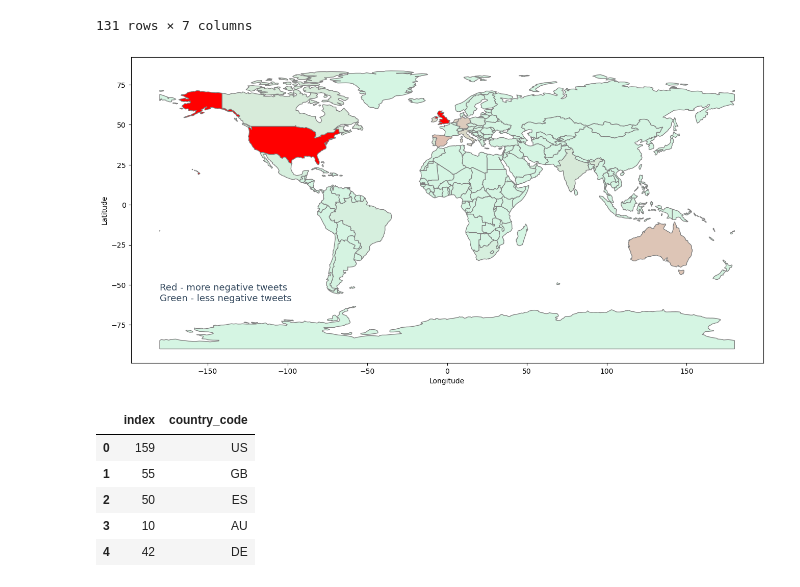
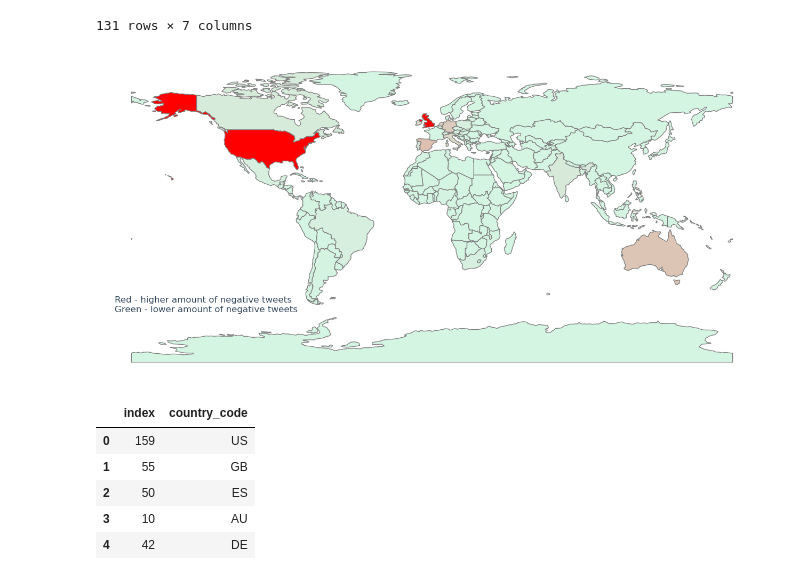
Before and after one commit to AlexRaudvee/Sentiment_Analysis_Tiwitter, a Jupyter notebook: get_geo.ipynb, the cells around one changed output. Cells and saved outputs as stored; diff of their text form; code cells hidden in the pictures.

```diff
--- a/get_geo.ipynb
+++ b/get_geo.ipynb
@@ -411,16 +415,16 @@ world[world['margin'] != 0]
 # %%
 # create new color map
 from  matplotlib.colors import LinearSegmentedColormap
 cmap=LinearSegmentedColormap.from_list('rg',['#D5F5E3', 'red', 'red'], N=256)
 
 ax2 = world.plot(column='margin',  figsize=(16,16), edgecolor=u'gray', cmap=cmap)
 plt.ylabel('Latitude')
 plt.xlabel('Longitude')
-plt.text(x=-180, y=-60, s="""Red - more negative tweets \nGreen - less negative tweets""", c='#34495E', size=13)
-
+plt.text(x=-190, y=-60, s="""Red - higher amount of negative tweets \nGreen - lower amount of negative tweets""", c='#34495E', size=12)
+plt.axis(False)
 plt.show()
 # %% [output]
-[figure, old version]
+[figure, new version]
 # %%
 # get the top 5 countries with highest negative tweets as the list of country codes
 df_further_exploration = df_neg_geo.sort_values(by='tweet_id', ascending=False).head(5)
```
Also changed, not shown: parts of 16 cells of this notebook.
